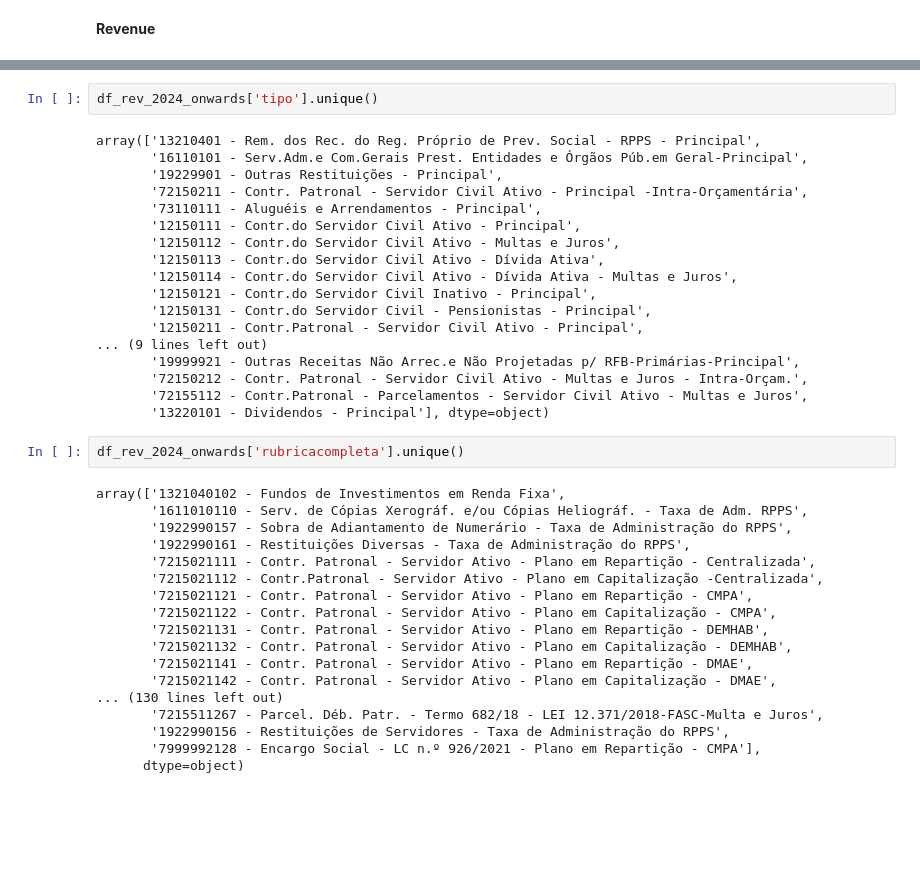
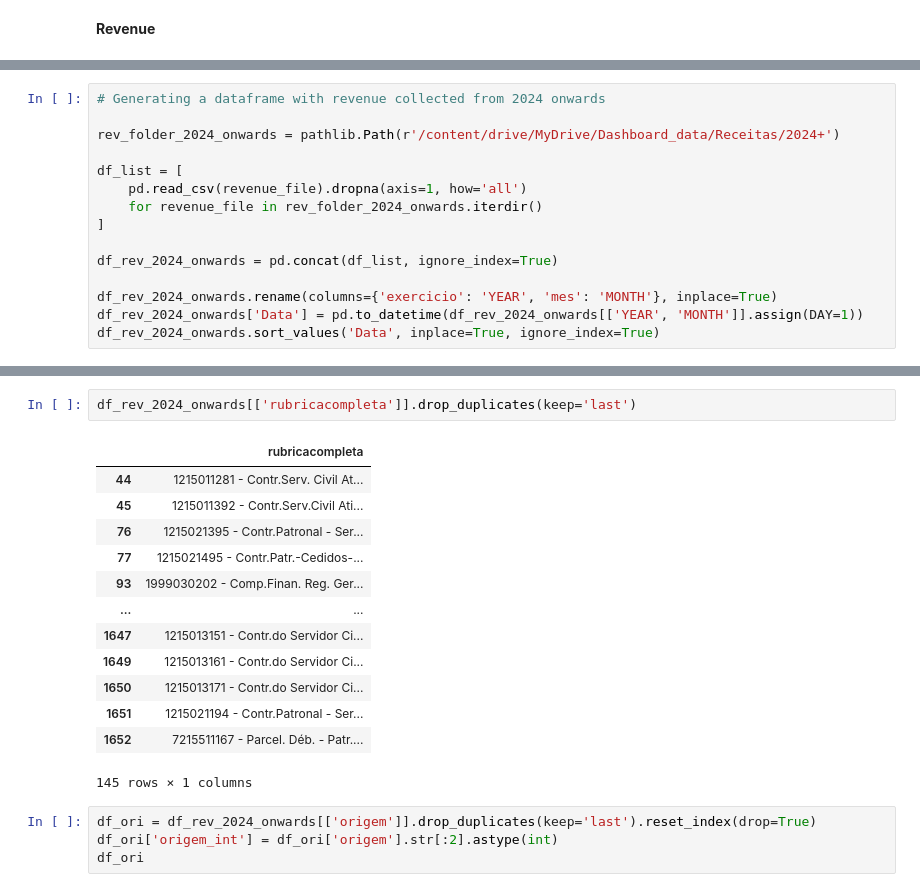
Before and after one commit to TiagoIesbick/dashboard-etl, a Jupyter notebook: dashboard_data.ipynb, the cells around one changed output, grey strips where cells are left out. Saved outputs shown, nothing was run; the diff lists cells and outputs as text; blank space fills up the shorter version.

Commit message:
revenue inspection

```diff
--- a/dashboard_data.ipynb
+++ b/dashboard_data.ipynb
@@ -252,0 +229,15 @@ Warning: Total number of columns (22) exceeds max_columns (20) limiting to first
+# %%
+# Generating a dataframe with revenue collected from 2024 onwards
+
+rev_folder_2024_onwards = pathlib.Path(r'/content/drive/MyDrive/Dashboard_data/Receitas/2024+')
+
+df_list = [
+    pd.read_csv(revenue_file).dropna(axis=1, how='all')
+    for revenue_file in rev_folder_2024_onwards.iterdir()
+]
+
+df_rev_2024_onwards = pd.concat(df_list, ignore_index=True)
+
+df_rev_2024_onwards.rename(columns={'exercicio': 'YEAR', 'mes': 'MONTH'}, inplace=True)
+df_rev_2024_onwards['Data'] = pd.to_datetime(df_rev_2024_onwards[['YEAR', 'MONTH']].assign(DAY=1))
+df_rev_2024_onwards.sort_values('Data', inplace=True, ignore_index=True)
@@ -439,40 +268,20 @@ array(['13 - Receita Patrimonial', '16 - Receita de Serviços',
-# %%
-df_rev_2024_onwards['tipo'].unique()
-# %% [output]
-array(['13210401 - Rem. dos Rec. do Reg. Próprio de Prev. Social - RPPS - Principal',
-       '16110101 - Serv.Adm.e Com.Gerais Prest. Entidades e Órgãos Púb.em Geral-Principal',
-       '19229901 - Outras Restituições - Principal',
-       '72150211 - Contr. Patronal - Servidor Civil Ativo - Principal -Intra-Orçamentária',
-       '73110111 - Aluguéis e Arrendamentos - Principal',
-       '12150111 - Contr.do Servidor Civil Ativo - Principal',
-       '12150112 - Contr.do Servidor Civil Ativo - Multas e Juros',
-       '12150113 - Contr.do Servidor Civil Ativo - Dívida Ativa',
-       '12150114 - Contr.do Servidor Civil Ativo - Dívida Ativa - Multas e Juros',
-       '12150121 - Contr.do Servidor Civil Inativo - Principal',
-       '12150131 - Contr.do Servidor Civil - Pensionistas - Principal',
-       '12150211 - Contr.Patronal - Servidor Civil Ativo - Principal',
-... (9 lines left out)
-       '19999921 - Outras Receitas Não Arrec.e Não Projetadas p/ RFB-Primárias-Principal',
-       '72150212 - Contr. Patronal - Servidor Civil Ativo - Multas e Juros - Intra-Orçam.',
-       '72155112 - Contr.Patronal - Parcelamentos - Servidor Civil Ativo - Multas e Juros',
-       '13220101 - Dividendos - Principal'], dtype=object)
 # %%
-df_rev_2024_onwards['rubricacompleta'].unique()
+df_rev_2024_onwards[['rubricacompleta']].drop_duplicates(keep='last')
 # %% [output]
+|  | rubricacompleta |
+| 44 | 1215011281 - Contr.Serv. Civil At... |
+| 45 | 1215011392 - Contr.Serv.Civil Ati... |
+| 76 | 1215021395 - Contr.Patronal - Ser... |
+| 77 | 1215021495 - Contr.Patr.-Cedidos-... |
+| 93 | 1999030202 - Comp.Finan. Reg. Ger... |
+| ... | ... |
+| 1647 | 1215013151 - Contr.do Servidor Ci... |
+| 1649 | 1215013161 - Contr.do Servidor Ci... |
+| 1650 | 1215013171 - Contr.do Servidor Ci... |
+| 1651 | 1215021194 - Contr.Patronal - Ser... |
+| 1652 | 7215511167 - Parcel. Déb. - Patr.... |
-array(['1321040102 - Fundos de Investimentos em Renda Fixa',
-       '1611010110 - Serv. de Cópias Xerográf. e/ou Cópias Heliográf. - Taxa de Adm. RPPS',
-       '1922990157 - Sobra de Adiantamento de Numerário - Taxa de Administração do RPPS',
-       '1922990161 - Restituições Diversas - Taxa de Administração do RPPS',
-       '7215021111 - Contr. Patronal - Servidor Ativo - Plano em Repartição - Centralizada',
-       '7215021112 - Contr.Patronal - Servidor Ativo - Plano em Capitalização -Centralizada',
-       '7215021121 - Contr. Patronal - Servidor Ativo - Plano em Repartição - CMPA',
-       '7215021122 - Contr. Patronal - Servidor Ativo - Plano em Capitalização - CMPA',
-       '7215021131 - Contr. Patronal - Servidor Ativo - Plano em Repartição - DEMHAB',
-       '7215021132 - Contr. Patronal - Servidor Ativo - Plano em Capitalização - DEMHAB',
-       '7215021141 - Contr. Patronal - Servidor Ativo - Plano em Repartição - DMAE',
-       '7215021142 - Contr. Patronal - Servidor Ativo - Plano em Capitalização - DMAE',
-... (130 lines left out)
-       '7215511267 - Parcel. Déb. Patr. - Termo 682/18 - LEI 12.371/2018-FASC-Multa e Juros',
-       '1922990156 - Restituições de Servidores - Taxa de Administração do RPPS',
-       '7999992128 - Encargo Social - LC n.º 926/2021 - Plano em Repartição - CMPA'],
-      dtype=object)
+145 rows × 1 columns
+# %%
+df_ori = df_rev_2024_onwards[['origem']].drop_duplicates(keep='last').reset_index(drop=True)
+df_ori['origem_int'] = df_ori['origem'].str[:2].astype(int)
+df_ori
```
Also changed, not shown: parts of 19 cells of this notebook.
